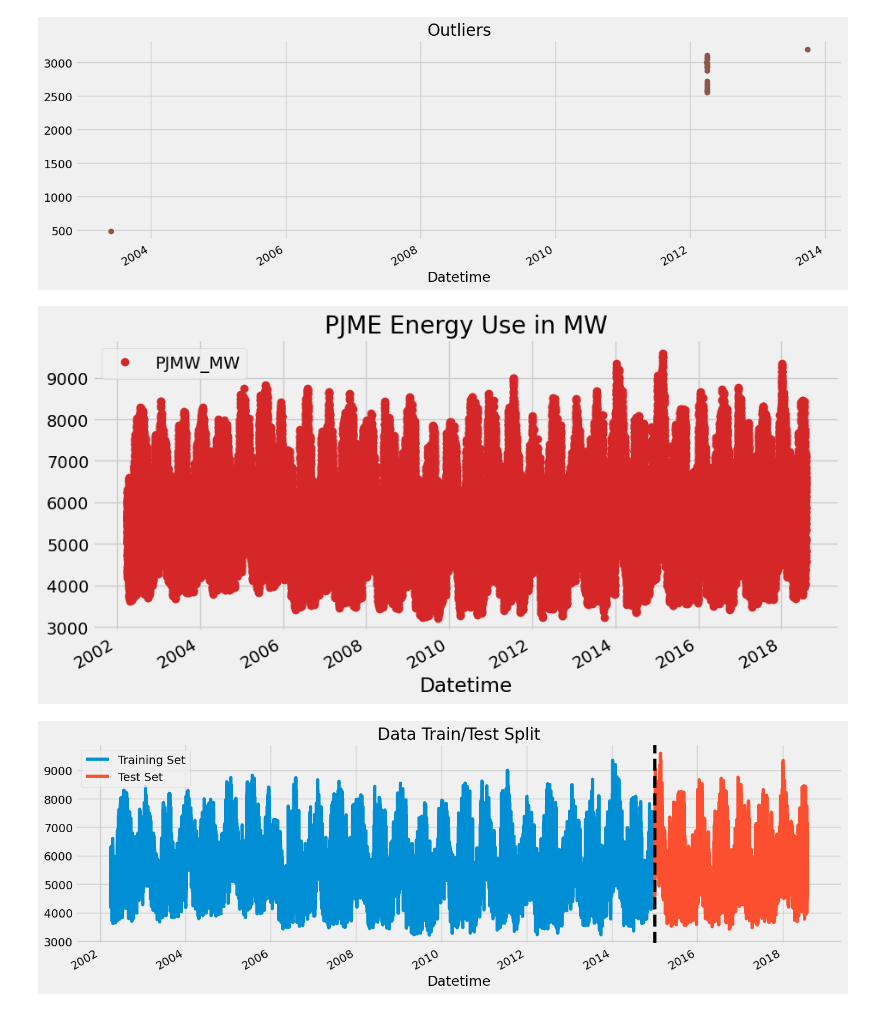
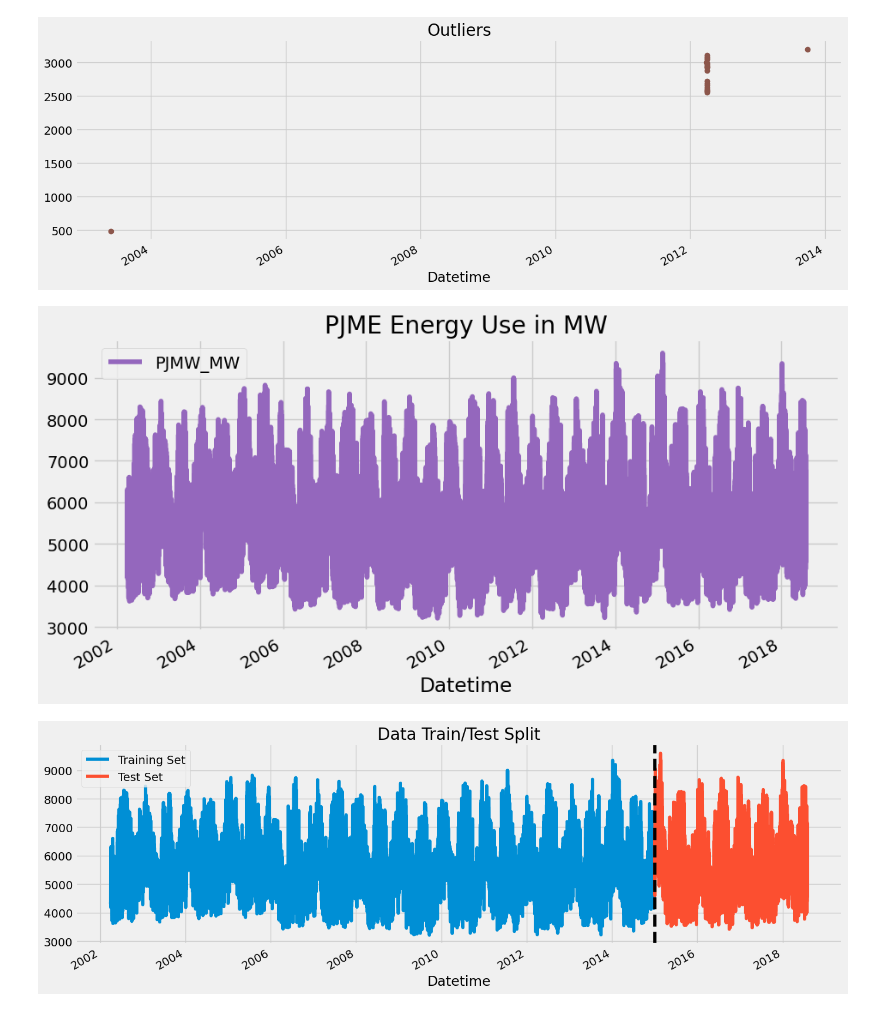
Before and after one commit to SurajspatiL99/Energy-Consumption, a Jupyter notebook: Energy_forcasting.ipynb, the cells around one changed output. Drawn from its saved outputs; the diff is of its cells as text; code cells hidden in the pictures.

```diff
--- a/Energy_forcasting.ipynb
+++ b/Energy_forcasting.ipynb
@@ -48,13 +48,12 @@ df[df['PJMW_MW'] < 3200]['PJMW_MW'] \
 # %%
 df = df.drop(index = df[df['PJMW_MW'] < 3200].index)
 # %%
-df.plot(style='o',
-        figsize=(10, 5),
-        color=color_pal[3],
+df.plot(figsize=(10, 5),
+        color=color_pal[4],
         title='PJME Energy Use in MW')
 plt.show()
 # %% [output]
-[figure, old version]
+[figure, new version]
 # %%
 train = df.loc[df.index < '01-01-2015']
 test = df.loc[df.index >= '01-01-2015']
```
Also changed, not shown: parts of 5 cells of this notebook.
